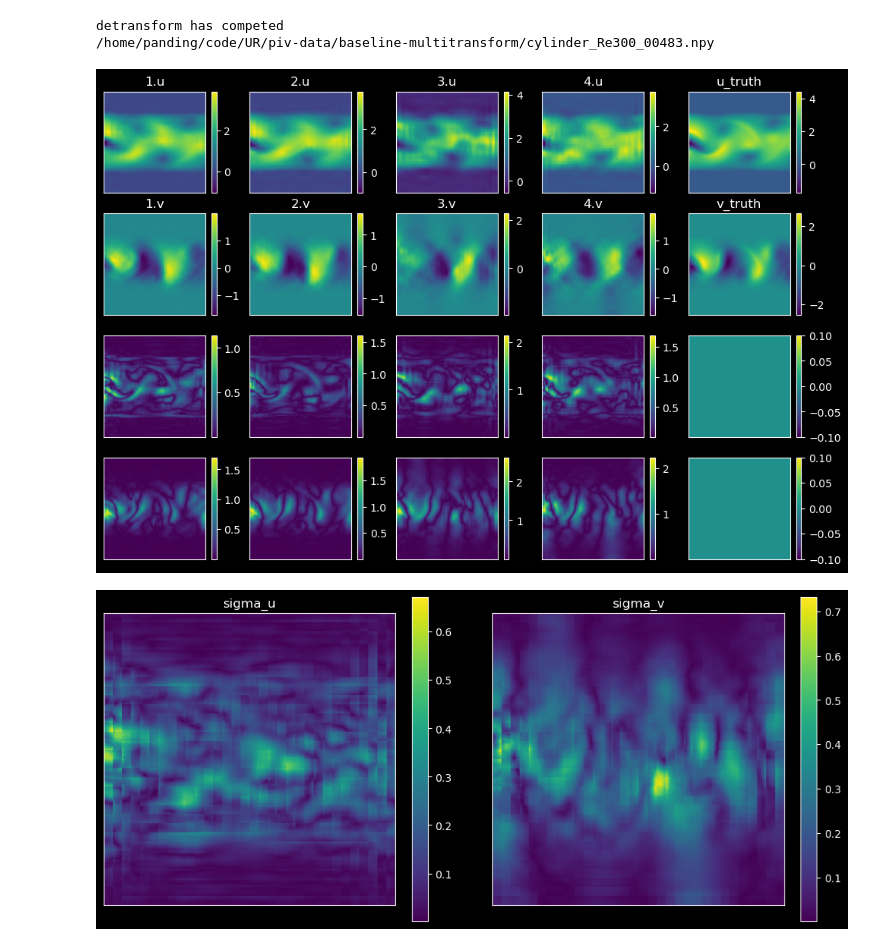
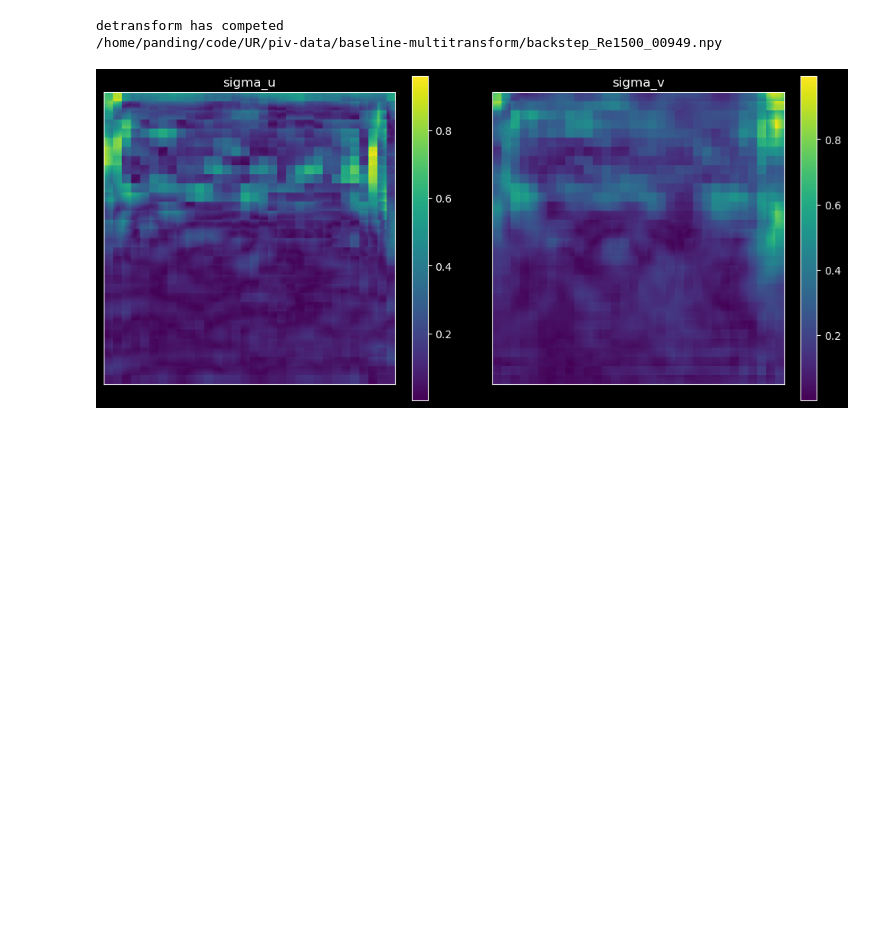
Before and after one commit to HardingPan/UR, a Jupyter notebook: baseline/multimodel-compare.ipynb, the cells around one changed output. Drawn from its saved outputs; the diff is of its cells as text; code cells hidden in the pictures; blank space fills up the shorter version.

```diff
--- a/baseline/multimodel-compare.ipynb
+++ b/baseline/multimodel-compare.ipynb
@@ -9 +12,23 @@ from baseline import MultiMethod
+# %%
+# data_path = '/home/panding/code/UR/piv-data/baseline-multimodel'
+# datas = glob.glob(os.path.join(data_path, '*.npy'))
+# randomidx = np.random.permutation(len(datas))
+# datas = [datas[i] for i in randomidx]
+
+data_path_multimodel = '/home/panding/code/UR/piv-data/baseline-multimodel'
+data_path_multitransform = '/home/panding/code/UR/piv-data/baseline-multitransform'
+data_path_ur = '/home/panding/code/UR/piv-data/test'
+
+datas_multimodel = glob.glob(os.path.join(data_path_multimodel, 'b*.npy'))
+datas_multitransform = glob.glob(os.path.join(data_path_multitransform, 'b*.npy'))
+datas_ur = glob.glob(os.path.join(data_path_ur, 'b*.npy'))
+
+datas_multimodel = sorted(datas_multimodel)
+datas_multitransform = sorted(datas_multitransform)
+datas_ur = sorted(datas_ur)
+
+randomidx = np.random.permutation(len(datas_multimodel))
+datas_multimodel = [datas_multimodel[i] for i in randomidx]
+datas_multitransform = [datas_multitransform[i] for i in randomidx]
+datas_ur = [datas_ur[i] for i in randomidx]
 # %%
@@ -25,16 +49,16 @@ sigma_u_t, sigma_v_t = baseline_1.std_truth(show=1)
 # %%
-data_path = '/home/panding/code/UR/piv-data/baseline-multitransform'
-datas = glob.glob(os.path.join(data_path, '*.npy'))
-randomidx = np.random.permutation(len(datas))
-datas = [datas[i] for i in randomidx]
+# data_path = '/home/panding/code/UR/piv-data/baseline-multitransform'
+# datas = glob.glob(os.path.join(data_path, '*.npy'))
+# randomidx = np.random.permutation(len(datas))
+# datas = [datas[i] for i in randomidx]
 
-baseline_1 = MultiMethod(datas[0], 1)
-print(datas[0])
-baseline_1.show()
-sigma_u, sigma_v = baseline_1.std(show=1)
-sigma_u_t, sigma_v_t = baseline_1.std_truth(show=1)
+baseline_2 = MultiMethod(datas_multitransform[0], 1)
+print(datas_multitransform[0])
+# baseline_2.show()
+sigma_u, sigma_v = baseline_2.std(show=1)
+# sigma_u_t, sigma_v_t = baseline_2.std_truth(show=1)
+# uncertainty_u, uncertainty_v = baseline_2.uncertainty(show=1)
 # %% [output]
 detransform has competed
-/home/panding/code/UR/piv-data/baseline-multitransform/cylinder_Re300_00483.npy
+/home/panding/code/UR/piv-data/baseline-multitransform/backstep_Re1500_00949.npy
-[figure, old version]
+[figure, new version]
-[figure, removed]
```
Also changed, not shown: parts of 5 cells of this notebook, 20 other files.
